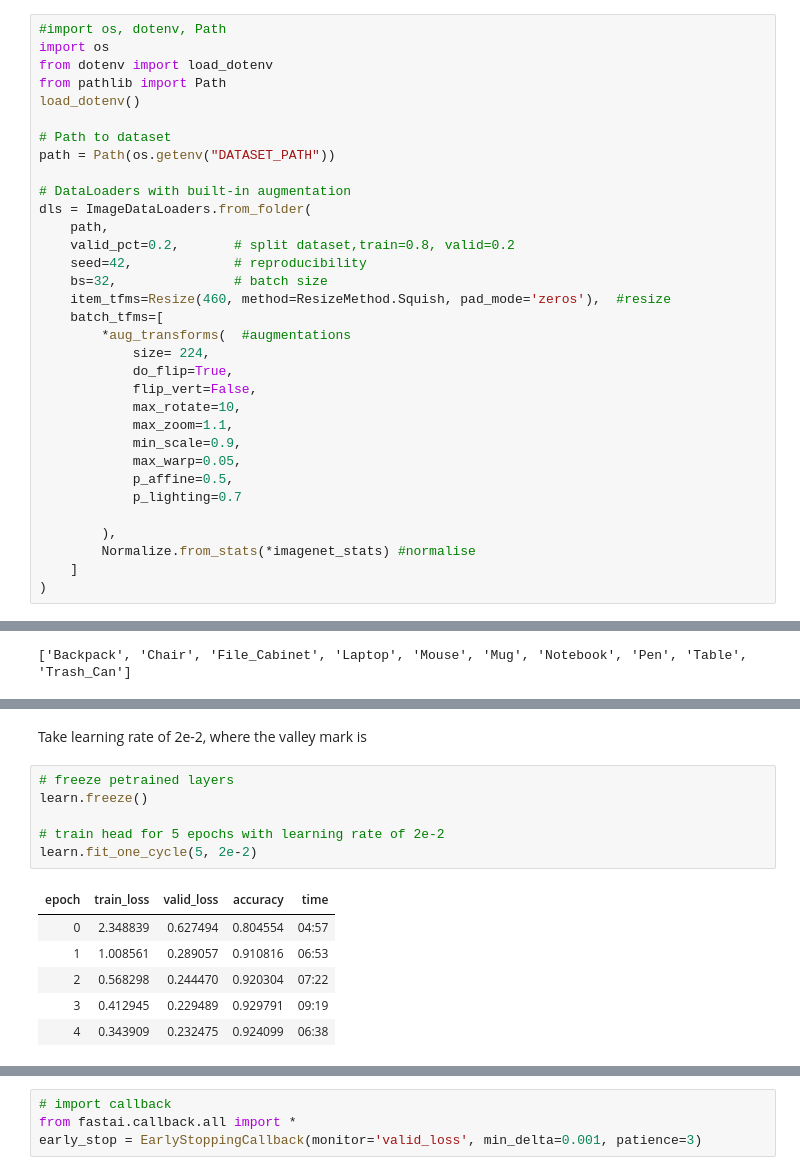
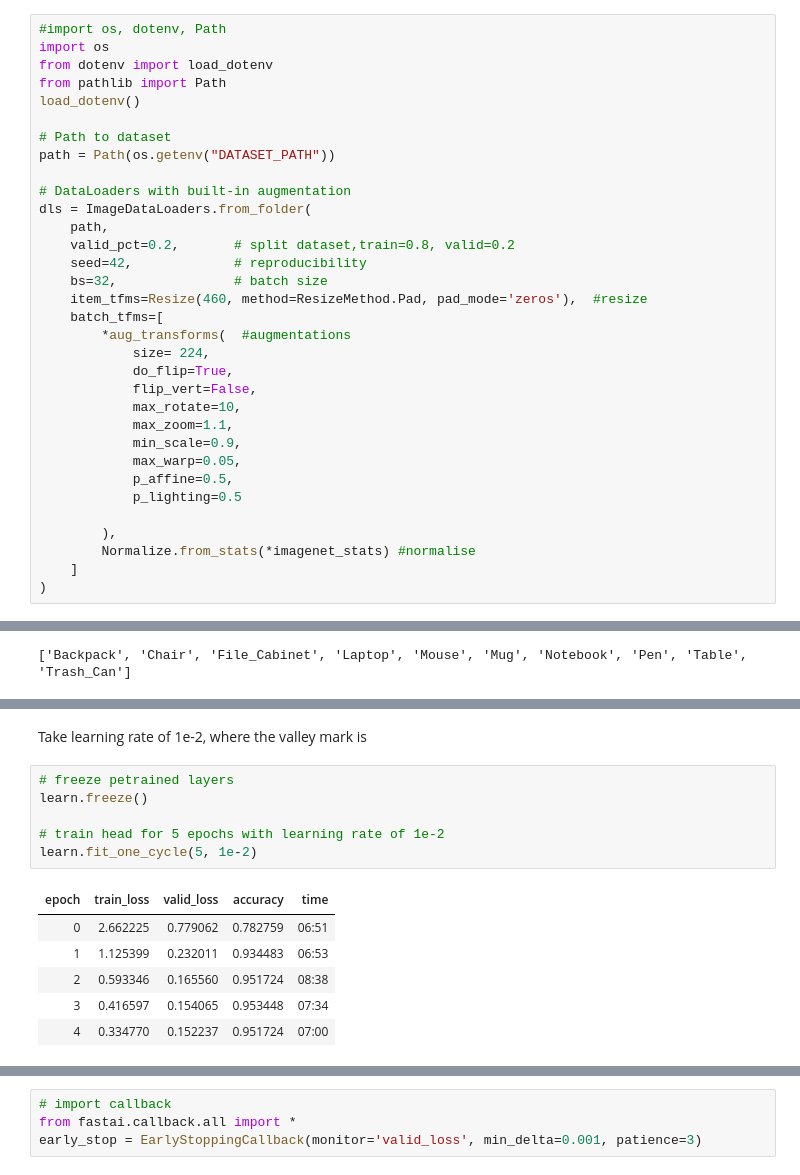
Before and after one commit to magala20-alt/AI-In-Robotics, a Jupyter notebook: model.ipynb, the cells around one changed output, grey strips where cells are left out. Saved outputs shown, nothing was run; the diff lists cells and outputs as text.

```diff
--- a/model.ipynb
+++ b/model.ipynb
@@ -17,7 +17,7 @@ dls = ImageDataLoaders.from_folder(
     valid_pct=0.2,       # split dataset,train=0.8, valid=0.2
     seed=42,             # reproducibility
     bs=32,               # batch size
-    item_tfms=Resize(460, method=ResizeMethod.Squish, pad_mode='zeros'),  #resize
+    item_tfms=Resize(460, method=ResizeMethod.Pad, pad_mode='zeros'),  #resize
     batch_tfms=[
         *aug_transforms(  #augmentations
             size= 224,
@@ -28,7 +28,7 @@ dls = ImageDataLoaders.from_folder(
             min_scale=0.9,
             max_warp=0.05,
             p_affine=0.5,
-            p_lighting=0.7
+            p_lighting=0.5
 
         ),
         Normalize.from_stats(*imagenet_stats) #normalise
@@ -62,18 +62,18 @@ SuggestedLRs(valley=0.015848932787775993)
 # %% [markdown]
-Take learning rate of 2e-2, where the valley mark is
+Take learning rate of 1e-2, where the valley mark is
 # %%
 # freeze petrained layers
 learn.freeze()
 
-# train head for 5 epochs with learning rate of 2e-2
-learn.fit_one_cycle(5, 2e-2)
+# train head for 5 epochs with learning rate of 1e-2
+learn.fit_one_cycle(5, 1e-2)
 # %% [output]
 | epoch | train_loss | valid_loss | accuracy | time |
-| 0 | 2.348839 | 0.627494 | 0.804554 | 04:57 |
-| 1 | 1.008561 | 0.289057 | 0.910816 | 06:53 |
-| 2 | 0.568298 | 0.244470 | 0.920304 | 07:22 |
-| 3 | 0.412945 | 0.229489 | 0.929791 | 09:19 |
-| 4 | 0.343909 | 0.232475 | 0.924099 | 06:38 |
+| 0 | 2.662225 | 0.779062 | 0.782759 | 06:51 |
+| 1 | 1.125399 | 0.232011 | 0.934483 | 06:53 |
+| 2 | 0.593346 | 0.165560 | 0.951724 | 08:38 |
+| 3 | 0.416597 | 0.154065 | 0.953448 | 07:34 |
+| 4 | 0.334770 | 0.152237 | 0.951724 | 07:00 |
 # %%
 #unfreeze model and find learning rate
 learn.unfreeze()
```
Also changed, not shown: parts of 11 cells of this notebook.
